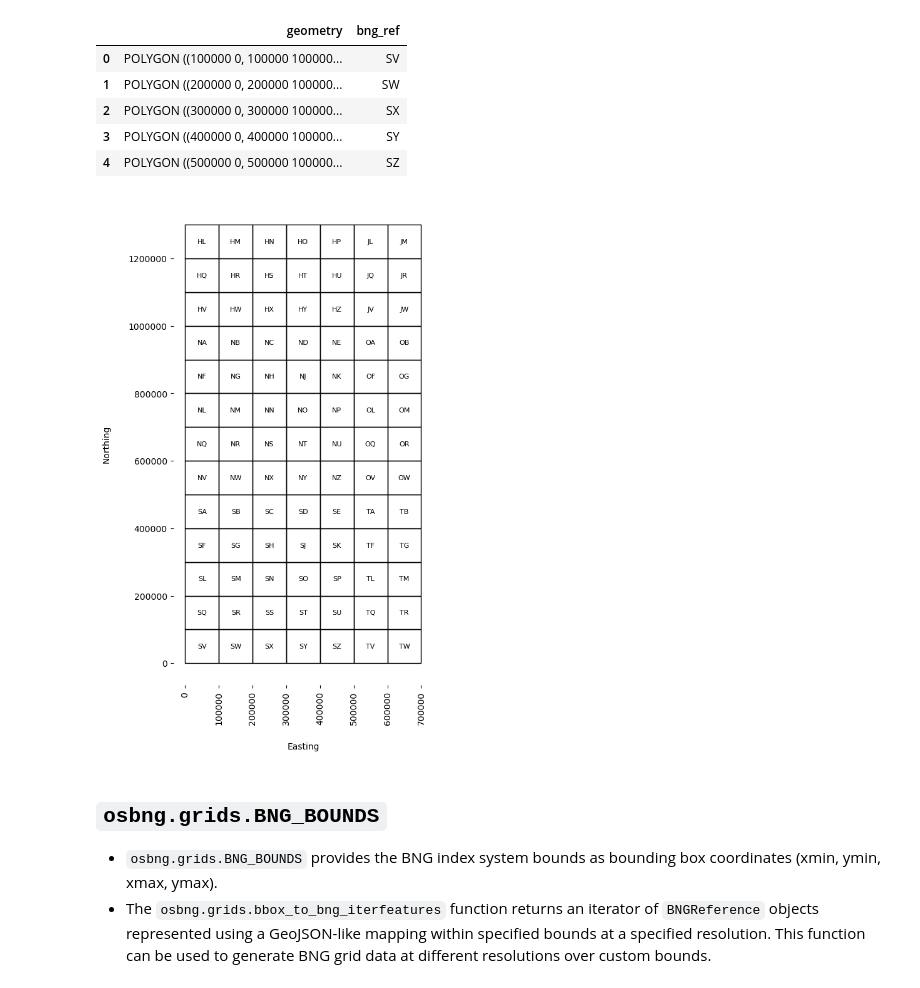
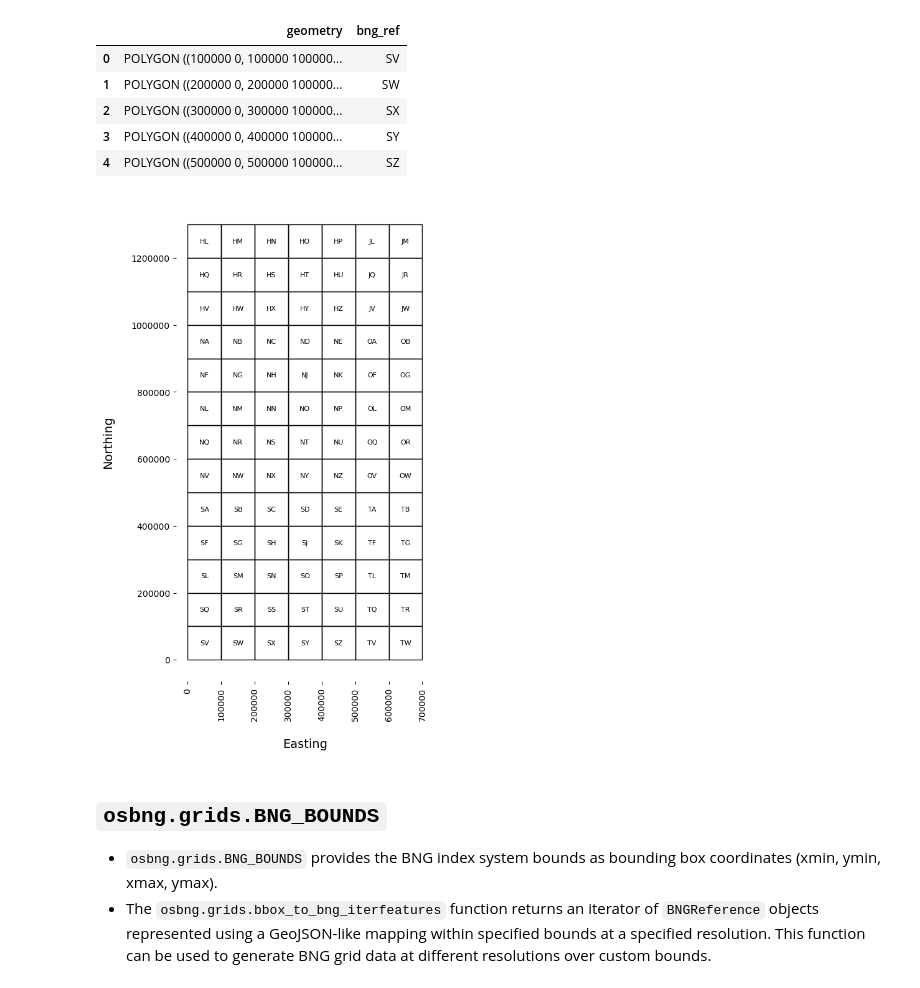
Before and after one commit to OrdnanceSurvey/osbng-grids, a Jupyter notebook: osbng-grids/examples/notebooks/create_osbng_grids_examples.ipynb, the cells around one changed output. Cells and saved outputs as stored; diff of their text form; code cells hidden in the pictures.

Commit message:
docs: update create_osbng_grids_examples notebook with plot_aesthetics function
- Supports setting the aesthetics for the matplotlib axis.

```diff
--- a/osbng-grids/examples/notebooks/create_osbng_grids_examples.ipynb
+++ b/osbng-grids/examples/notebooks/create_osbng_grids_examples.ipynb
@@ -64,43 +91,26 @@ gdf.head()
 # %%
 # Create matplotlib figure and axis
 f, ax = plt.subplots(figsize=(10, 10))
 
 # Plot the grid squares GeoDataFrame with black borders and no fill
 gdf.plot(ax=ax, edgecolor="black", facecolor="none")
 
 # Add feature labels
 for idx, row in gdf.iterrows():
     ax.text(
         row["geometry"].centroid.x,
         row["geometry"].centroid.y,
         row["bng_ref"],
         fontsize=8,
         fontweight="light",
         ha="center",
         va="center",
     )
 
-# Set axis labels
-ax.set_xlabel("Easting")
-ax.set_ylabel("Northing")
-
-# Remove the figure frame but keep the ticks and tick labels
-ax.spines["top"].set_visible(False)
-ax.spines["right"].set_visible(False)
-ax.spines["left"].set_visible(False)
-ax.spines["bottom"].set_visible(False)
-
-# Disable scientific notation for both axes
-ax.ticklabel_format(style="plain", axis="both")
-
-# Rotate x axis tick labels by 90 degrees anticlockwise
-plt.xticks(rotation=90)
-
-# Add whitespace between x and y axis labels and tick labels
-ax.xaxis.labelpad = 20
-ax.yaxis.labelpad = 20
+# Set the aesthetics for the matplotlib axes
+plot_aesthetics(ax)
 # %% [output]
-[figure, old version]
+[figure, new version]
 # %% [markdown]
 ## `osbng.grids.BNG_BOUNDS`
 
```
Also changed, not shown: parts of 2 cells of this notebook.
